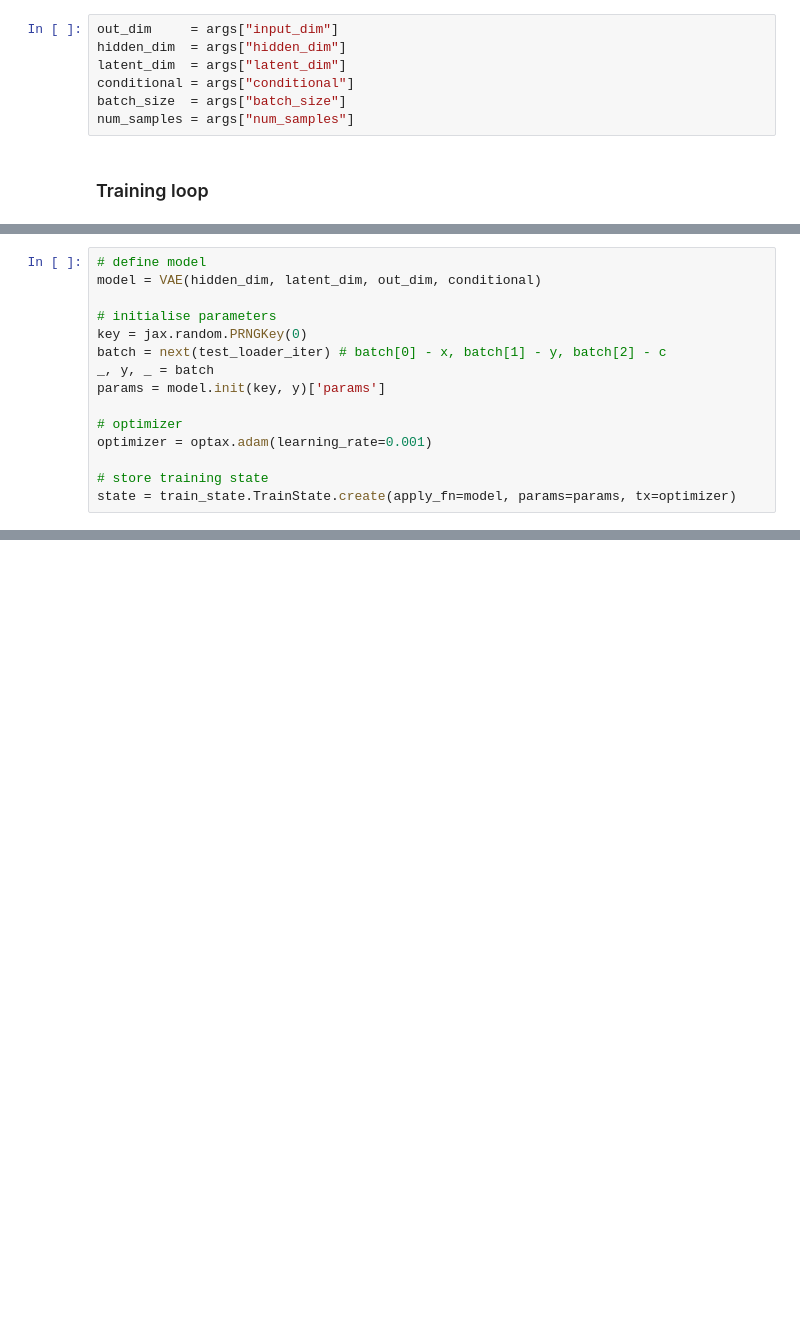
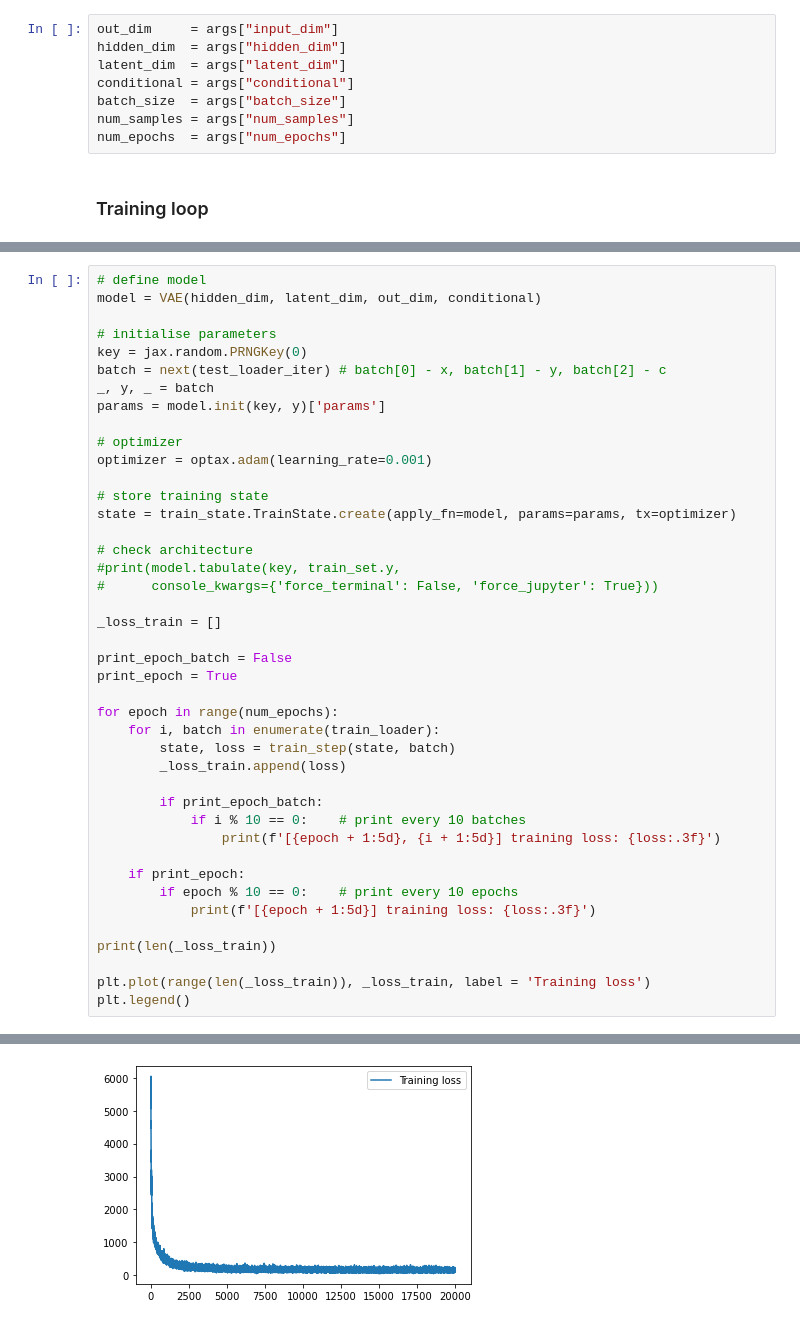
Before and after one commit to elizavetasemenova/PriorCVAE_JAX, a Jupyter notebook: Main Notebook.ipynb, the cells around one changed output, grey strips where cells are left out. Cells and saved outputs as stored; diff of their text form; blank space fills up the shorter version.

Commit message:
simplify trainig loop

```diff
--- a/Main Notebook.ipynb
+++ b/Main Notebook.ipynb
@@ -141,5 +142,6 @@ latent_dim  = args["latent_dim"]
 conditional = args["conditional"]
 batch_size  = args["batch_size"]
 num_samples = args["num_samples"]
+num_epochs  = args["num_epochs"]
 # %% [markdown]
 ### Training loop
@@ -158,3 +173,31 @@ optimizer = optax.adam(learning_rate=0.001)
 
 # store training state
 state = train_state.TrainState.create(apply_fn=model, params=params, tx=optimizer)
+
+# check architecture
+#print(model.tabulate(key, train_set.y,
+#      console_kwargs={'force_terminal': False, 'force_jupyter': True}))
+
+_loss_train = []
+
+print_epoch_batch = False
+print_epoch = True
+
+for epoch in range(num_epochs):
+    for i, batch in enumerate(train_loader):
+        state, loss = train_step(state, batch)
+        _loss_train.append(loss)
+
+        if print_epoch_batch:
+            if i % 10 == 0:    # print every 10 batches
+                print(f'[{epoch + 1:5d}, {i + 1:5d}] training loss: {loss:.3f}')
+
+    if print_epoch:
+        if epoch % 10 == 0:    # print every 10 epochs
+            print(f'[{epoch + 1:5d}] training loss: {loss:.3f}')
+
+print(len(_loss_train))
+
+plt.plot(range(len(_loss_train)), _loss_train, label = 'Training loss')
+plt.legend()
+# %% [output]
@@ -160,0 +222 @@ state = train_state.TrainState.create(apply_fn=model, params=params, tx=optimize
+[figure, added]
```
Also changed, not shown: parts of 13 cells of this notebook, 1 other file.
